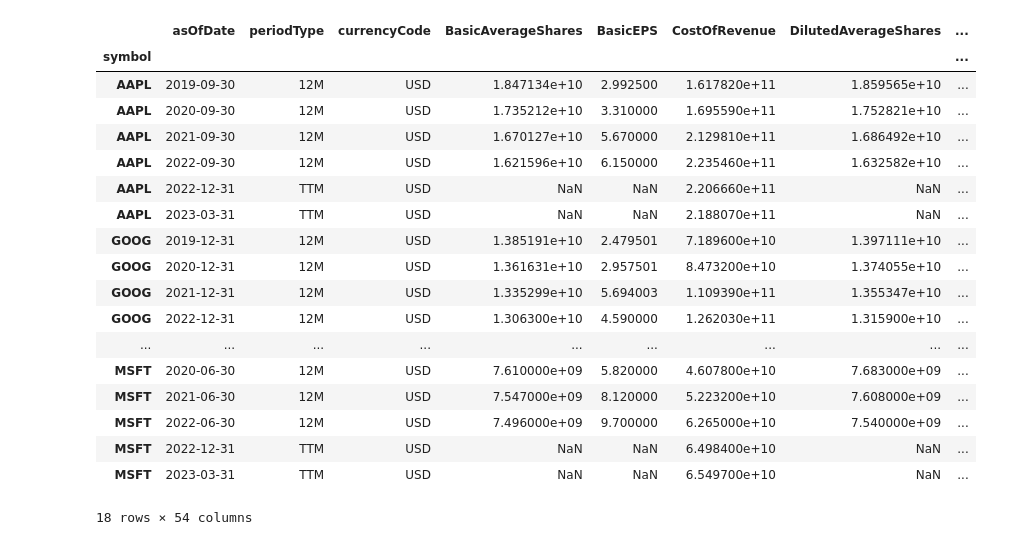
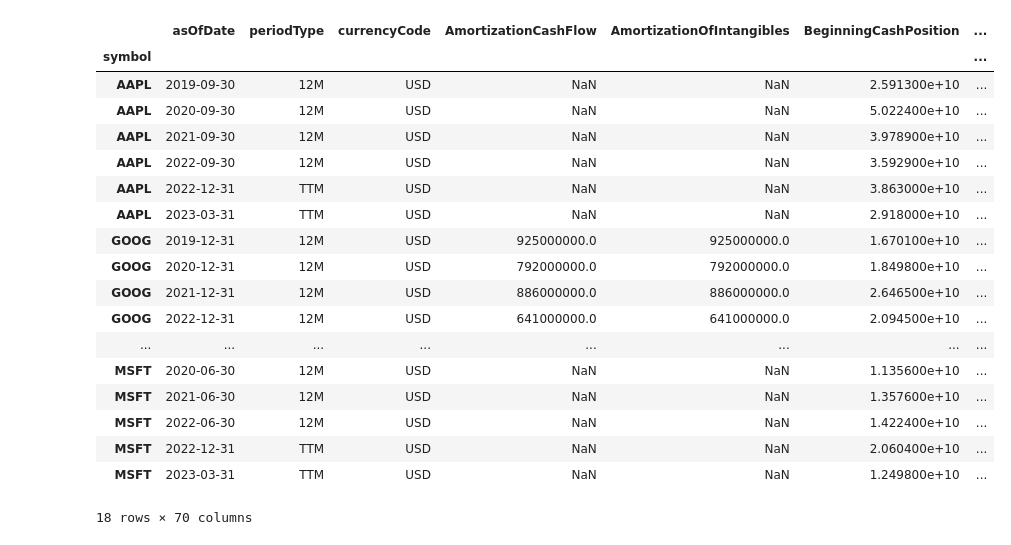
Before and after one commit to rodrigotiscareno/stock_flow, a Jupyter notebook: notebooks/yahoo_finance.ipynb, the cells around one changed output. Cells and saved outputs as stored; diff of their text form; code cells hidden in the pictures.

```diff
--- a/notebooks/yahoo_finance.ipynb
+++ b/notebooks/yahoo_finance.ipynb
@@ -203,35 +79,29 @@ pd.DataFrame(options)
 # %%
-from yahooquery import Ticker
-
-# Initialize a Ticker object with multiple ticker symbols
 stocks = Ticker(['AAPL', 'GOOG', 'MSFT'])
 
-# Fetch balance sheet data for all stocks
 balance_sheets = stocks.balance_sheet()
 
-# Fetch other financial data for all stocks
 income_statements = stocks.income_statement()
 cash_flows = stocks.cash_flow()
 
-# Print the data
-income_statements
+cash_flows
 # %% [output]
-|  | asOfDate | periodType | currencyCode | BasicAverageShares | BasicEPS | CostOfRevenue | DilutedAverageShares | ... |
-| symbol |  |  |  |  |  |  |  | ... |
-| AAPL | 2019-09-30 | 12M | USD | 1.847134e+10 | 2.992500 | 1.617820e+11 | 1.859565e+10 | ... |
-| AAPL | 2020-09-30 | 12M | USD | 1.735212e+10 | 3.310000 | 1.695590e+11 | 1.752821e+10 | ... |
-| AAPL | 2021-09-30 | 12M | USD | 1.670127e+10 | 5.670000 | 2.129810e+11 | 1.686492e+10 | ... |
-| AAPL | 2022-09-30 | 12M | USD | 1.621596e+10 | 6.150000 | 2.235460e+11 | 1.632582e+10 | ... |
-| AAPL | 2022-12-31 | TTM | USD | NaN | NaN | 2.206660e+11 | NaN | ... |
-| AAPL | 2023-03-31 | TTM | USD | NaN | NaN | 2.188070e+11 | NaN | ... |
-| GOOG | 2019-12-31 | 12M | USD | 1.385191e+10 | 2.479501 | 7.189600e+10 | 1.397111e+10 | ... |
-| GOOG | 2020-12-31 | 12M | USD | 1.361631e+10 | 2.957501 | 8.473200e+10 | 1.374055e+10 | ... |
-| GOOG | 2021-12-31 | 12M | USD | 1.335299e+10 | 5.694003 | 1.109390e+11 | 1.355347e+10 | ... |
-| GOOG | 2022-12-31 | 12M | USD | 1.306300e+10 | 4.590000 | 1.262030e+11 | 1.315900e+10 | ... |
-| ... | ... | ... | ... | ... | ... | ... | ... | ... |
-| MSFT | 2020-06-30 | 12M | USD | 7.610000e+09 | 5.820000 | 4.607800e+10 | 7.683000e+09 | ... |
-| MSFT | 2021-06-30 | 12M | USD | 7.547000e+09 | 8.120000 | 5.223200e+10 | 7.608000e+09 | ... |
-| MSFT | 2022-06-30 | 12M | USD | 7.496000e+09 | 9.700000 | 6.265000e+10 | 7.540000e+09 | ... |
-| MSFT | 2022-12-31 | TTM | USD | NaN | NaN | 6.498400e+10 | NaN | ... |
-| MSFT | 2023-03-31 | TTM | USD | NaN | NaN | 6.549700e+10 | NaN | ... |
+|  | asOfDate | periodType | currencyCode | AmortizationCashFlow | AmortizationOfIntangibles | BeginningCashPosition | ... |
+| symbol |  |  |  |  |  |  | ... |
+| AAPL | 2019-09-30 | 12M | USD | NaN | NaN | 2.591300e+10 | ... |
+| AAPL | 2020-09-30 | 12M | USD | NaN | NaN | 5.022400e+10 | ... |
+| AAPL | 2021-09-30 | 12M | USD | NaN | NaN | 3.978900e+10 | ... |
+| AAPL | 2022-09-30 | 12M | USD | NaN | NaN | 3.592900e+10 | ... |
+| AAPL | 2022-12-31 | TTM | USD | NaN | NaN | 3.863000e+10 | ... |
+| AAPL | 2023-03-31 | TTM | USD | NaN | NaN | 2.918000e+10 | ... |
+| GOOG | 2019-12-31 | 12M | USD | 925000000.0 | 925000000.0 | 1.670100e+10 | ... |
+| GOOG | 2020-12-31 | 12M | USD | 792000000.0 | 792000000.0 | 1.849800e+10 | ... |
+| GOOG | 2021-12-31 | 12M | USD | 886000000.0 | 886000000.0 | 2.646500e+10 | ... |
+| GOOG | 2022-12-31 | 12M | USD | 641000000.0 | 641000000.0 | 2.094500e+10 | ... |
+| ... | ... | ... | ... | ... | ... | ... | ... |
+| MSFT | 2020-06-30 | 12M | USD | NaN | NaN | 1.135600e+10 | ... |
+| MSFT | 2021-06-30 | 12M | USD | NaN | NaN | 1.357600e+10 | ... |
+| MSFT | 2022-06-30 | 12M | USD | NaN | NaN | 1.422400e+10 | ... |
+| MSFT | 2022-12-31 | TTM | USD | NaN | NaN | 2.060400e+10 | ... |
+| MSFT | 2023-03-31 | TTM | USD | NaN | NaN | 1.249800e+10 | ... |
-18 rows × 54 columns
+18 rows × 70 columns
```
Also changed, not shown: parts of 17 cells of this notebook, 7 other files.
